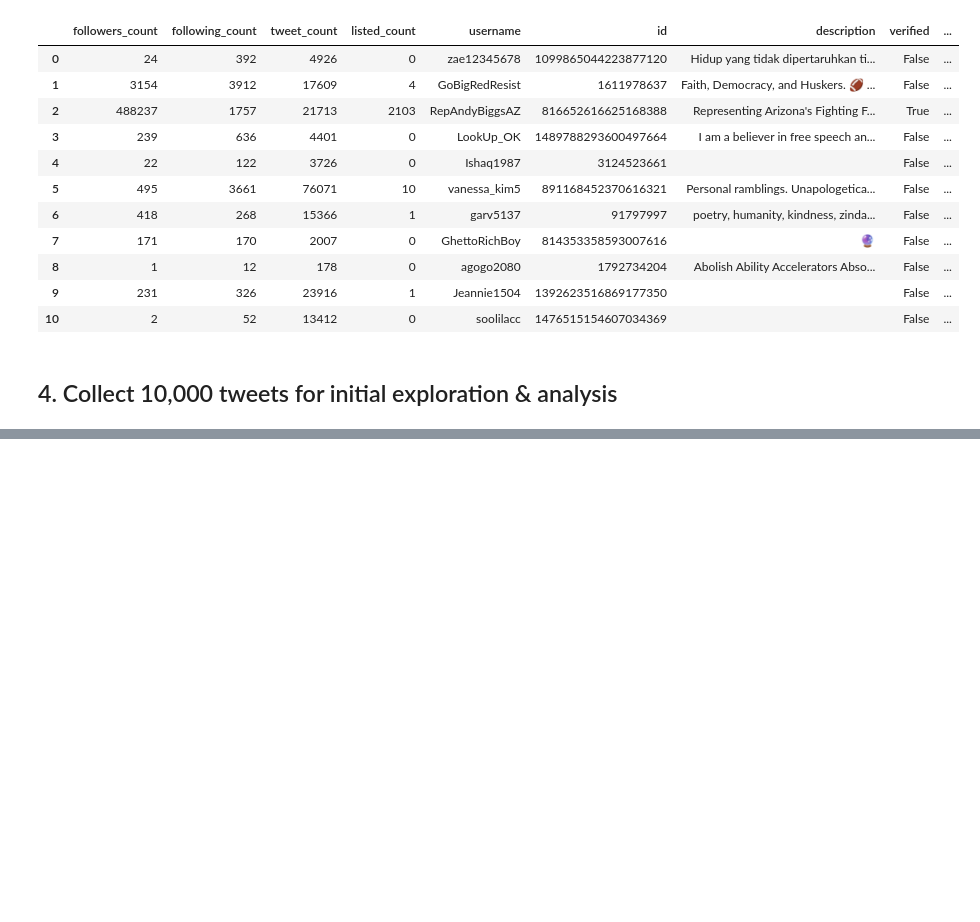
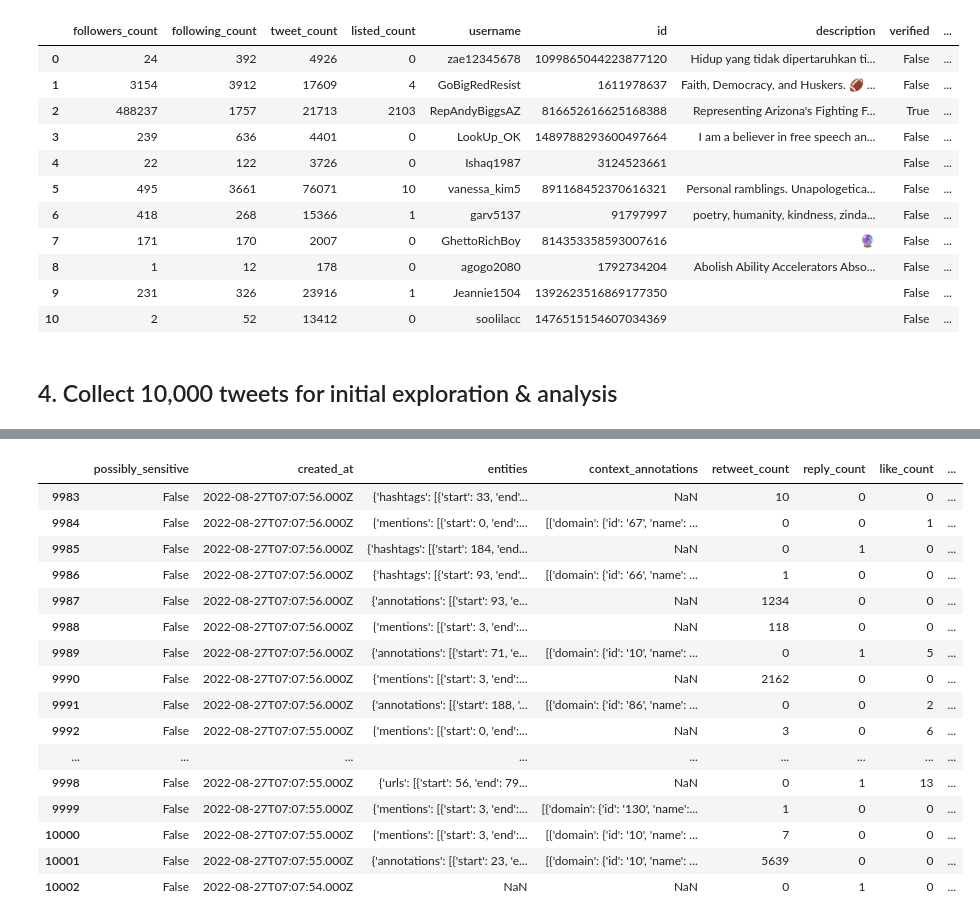
Before and after one commit to sabinagio/what-s-the-matter, a Jupyter notebook: twitter_api_data_collection.ipynb, the cells around one changed output, grey strips where cells are left out. Cells and saved outputs as stored; diff of their text form; code cells hidden in the pictures; blank space fills up the shorter version.

```diff
--- a/twitter_api_data_collection.ipynb
+++ b/twitter_api_data_collection.ipynb
@@ -358,0 +359,20 @@ tweets_data
+# %%
+tweets_data.tail(20)
+# %% [output]
+|  | possibly_sensitive | created_at | entities | context_annotations | retweet_count | reply_count | like_count | ... |
+| 9983 | False | 2022-08-27T07:07:56.000Z | {'hashtags': [{'start': 33, 'end'... | NaN | 10 | 0 | 0 | ... |
+| 9984 | False | 2022-08-27T07:07:56.000Z | {'mentions': [{'start': 0, 'end':... | [{'domain': {'id': '67', 'name': ... | 0 | 0 | 1 | ... |
+| 9985 | False | 2022-08-27T07:07:56.000Z | {'hashtags': [{'start': 184, 'end... | NaN | 0 | 1 | 0 | ... |
+| 9986 | False | 2022-08-27T07:07:56.000Z | {'hashtags': [{'start': 93, 'end'... | [{'domain': {'id': '66', 'name': ... | 1 | 0 | 0 | ... |
+| 9987 | False | 2022-08-27T07:07:56.000Z | {'annotations': [{'start': 93, 'e... | NaN | 1234 | 0 | 0 | ... |
+| 9988 | False | 2022-08-27T07:07:56.000Z | {'mentions': [{'start': 3, 'end':... | NaN | 118 | 0 | 0 | ... |
+| 9989 | False | 2022-08-27T07:07:56.000Z | {'annotations': [{'start': 71, 'e... | [{'domain': {'id': '10', 'name': ... | 0 | 1 | 5 | ... |
+| 9990 | False | 2022-08-27T07:07:56.000Z | {'mentions': [{'start': 3, 'end':... | NaN | 2162 | 0 | 0 | ... |
+| 9991 | False | 2022-08-27T07:07:56.000Z | {'annotations': [{'start': 188, '... | [{'domain': {'id': '86', 'name': ... | 0 | 0 | 2 | ... |
+| 9992 | False | 2022-08-27T07:07:55.000Z | {'mentions': [{'start': 0, 'end':... | NaN | 3 | 0 | 6 | ... |
+| ... | ... | ... | ... | ... | ... | ... | ... | ... |
+| 9998 | False | 2022-08-27T07:07:55.000Z | {'urls': [{'start': 56, 'end': 79... | NaN | 0 | 1 | 13 | ... |
+| 9999 | False | 2022-08-27T07:07:55.000Z | {'mentions': [{'start': 3, 'end':... | [{'domain': {'id': '130', 'name':... | 1 | 0 | 0 | ... |
+| 10000 | False | 2022-08-27T07:07:55.000Z | {'mentions': [{'start': 3, 'end':... | [{'domain': {'id': '10', 'name': ... | 7 | 0 | 0 | ... |
+| 10001 | False | 2022-08-27T07:07:55.000Z | {'annotations': [{'start': 23, 'e... | [{'domain': {'id': '10', 'name': ... | 5639 | 0 | 0 | ... |
+| 10002 | False | 2022-08-27T07:07:54.000Z | NaN | NaN | 0 | 1 | 0 | ... |
```
Also changed, not shown: parts of 5 cells of this notebook.
